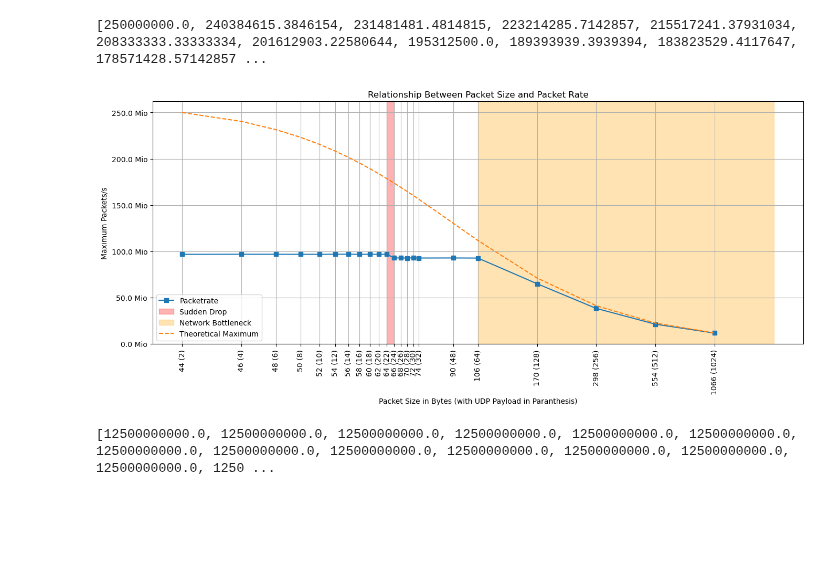
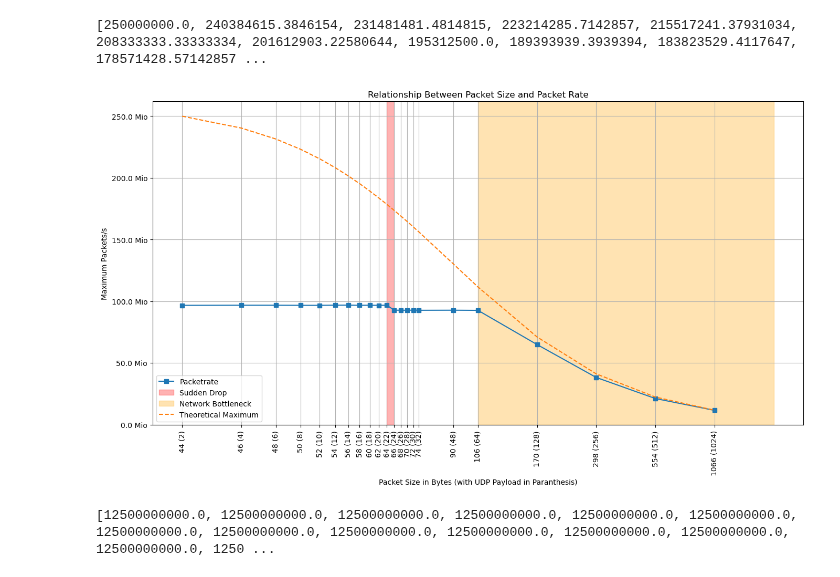
Before and after one commit to gespel/Bachelorarbeit, a Jupyter notebook: notebooks/pps.ipynb, the cells around one changed output. Saved outputs shown, nothing was run; the diff lists cells and outputs as text; code cells hidden in the pictures; blank space fills up the shorter version.

```diff
--- a/notebooks/pps.ipynb
+++ b/notebooks/pps.ipynb
@@ -18,35 +18,35 @@ for m in data:
 
 theoretical = [(100_000_000_000/8)/(ps+48) for ps in p_size[0:]]
 print(theoretical)
 
-plt.figure(figsize=(16, 6))
+plt.figure(figsize=(16, 8))
 plt.plot(p_size, pps, "-s", label="Packetrate")
 plt.title("Relationship Between Packet Size and Packet Rate")
 plt.xlabel("Packet Size in Bytes (with UDP Payload in Paranthesis)")
 plt.ylabel("Maximum Packets/s")
 plt.xscale('log', base=2)
 plt.xticks(p_size, [f"{str(val+42)} ({str(val)})" for val in p_size], rotation=90)
 #plt.yticks(pps, [str(val) for val in pps])
 formatter = ScalarFormatter(useMathText=True)
 formatter.set_powerlimits((6, 9))
 #plt.gca().yaxis.set_major_formatter(formatter)
 #plt.ticklabel_format(axis='y', style='sci')
 
 plt.gca().yaxis.set_major_formatter(FuncFormatter(million_formatter))
 plt.axvspan(22, 24, color='red', alpha=0.3, label='Sudden Drop')
 plt.axvspan(64, 2048, color='orange', alpha=0.3, label='Network Bottleneck')
 #plt.autoscale(False)
 plt.plot(p_size[0:], theoretical, "--", label="Theoretical Maximum")
 
 plt.legend()
 plt.grid(True)
 plt.savefig("pps_pps.png")
 plt.show()
 
 #TODO: kann Flow keine Jumboframes?
 # %% [output]
 [250000000.0, 240384615.3846154, 231481481.4814815, 223214285.7142857, 215517241.37931034, 208333333.33333334, 201612903.22580644, 195312500.0, 189393939.3939394, 183823529.4117647, 178571428.57142857 ...
-[figure, old version]
+[figure, new version]
 # %%
 import matplotlib.pyplot as plt
 from matplotlib.ticker import ScalarFormatter
```
Also changed, not shown: 7 other files.
